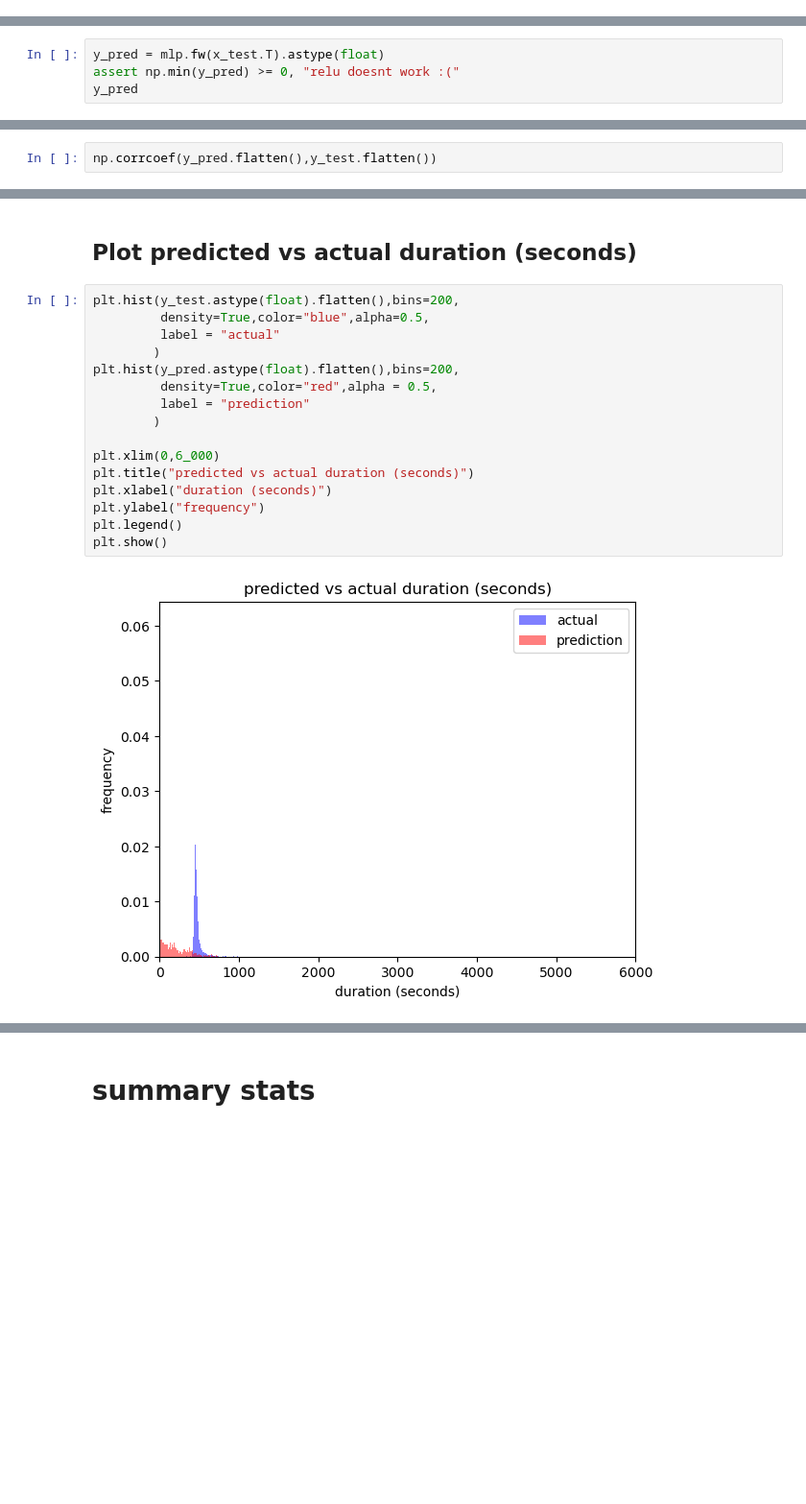
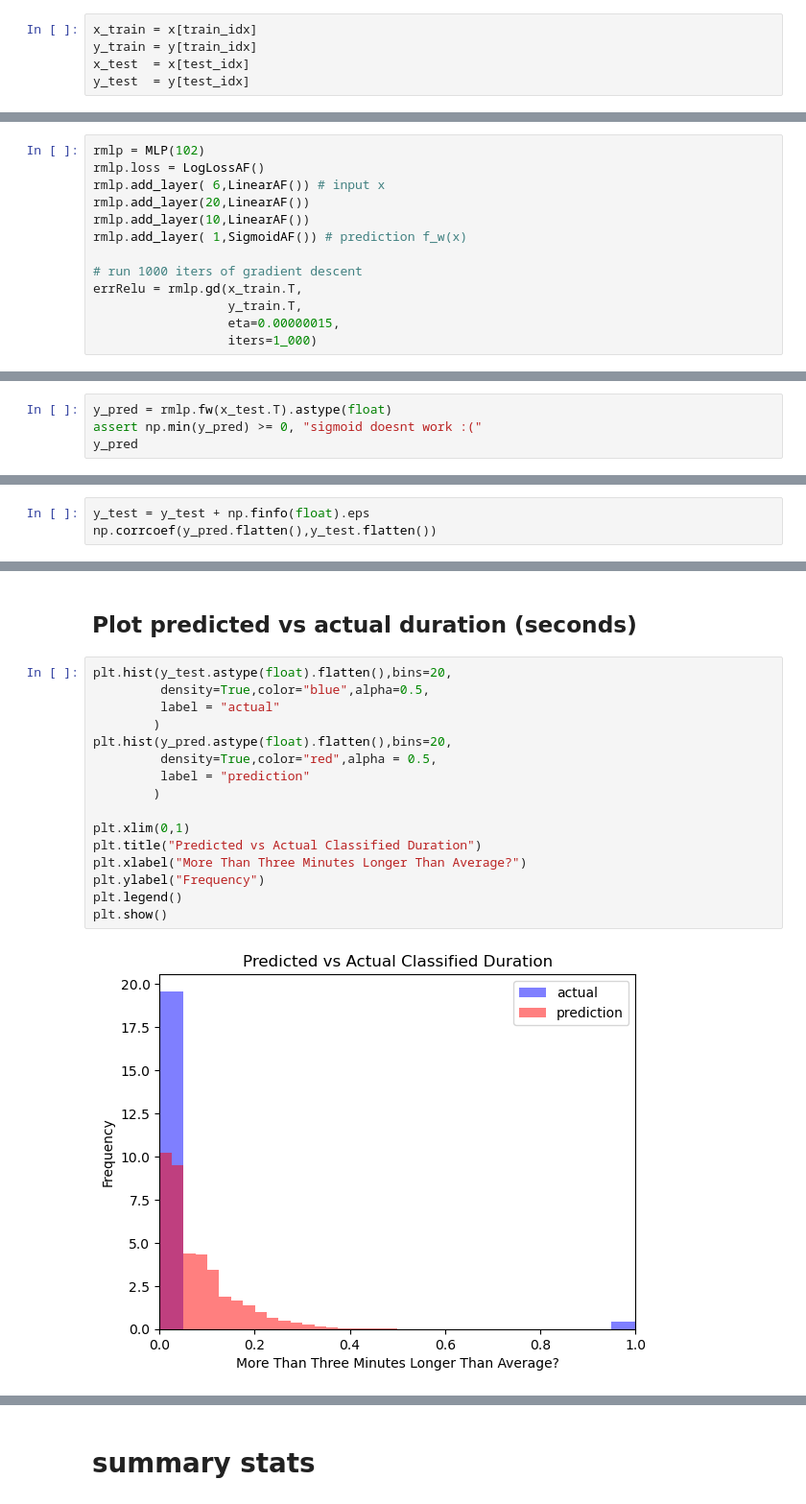
Before and after one commit to justing0909/DS4420_transit_delay_prediction, a Jupyter notebook: DS4420-Project-MLP.ipynb, the cells around one changed output, grey strips where cells are left out. Shown at 96% size. Drawn from its saved outputs; the diff is of its cells as text; blank space fills up the shorter version.

```diff
--- a/DS4420-Project-MLP.ipynb
+++ b/DS4420-Project-MLP.ipynb
@@ -624,0 +535,5 @@ progress:100.0%         time_elapsed:35.85
+# %%
+x_train = x[train_idx]
+y_train = y[train_idx]
+x_test  = x[test_idx]
+y_test  = y[test_idx]
@@ -624,0 +546,13 @@ progress:100.0%         time_elapsed:35.85
+# %%
+rmlp = MLP(102)
+rmlp.loss = LogLossAF()
+rmlp.add_layer( 6,LinearAF()) # input x
+rmlp.add_layer(20,LinearAF())
+rmlp.add_layer(10,LinearAF())
+rmlp.add_layer( 1,SigmoidAF()) # prediction f_w(x)
+
+# run 1000 iters of gradient descent
+errRelu = rmlp.gd(x_train.T,
+                  y_train.T,
+                  eta=0.00000015,
+                  iters=1_000)
@@ -638,5 +575,5 @@ mlp.loss.fw(mlp.fw(x_train.T),y_train.reshape(-1,1).T)
 # %%
-y_pred = mlp.fw(x_test.T).astype(float)
-assert np.min(y_pred) >= 0, "relu doesnt work :("
+y_pred = rmlp.fw(x_test.T).astype(float)
+assert np.min(y_pred) >= 0, "sigmoid doesnt work :("
 y_pred
 # %% [output]
@@ -645,3 +582,4 @@ array([[265.08848273, 138.73274074, 138.73274074, ...,   0.        ,
 # %%
+y_test = y_test + np.finfo(float).eps
 np.corrcoef(y_pred.flatten(),y_test.flatten())
 # %% [output]
@@ -650,20 +588,20 @@ array([[1.        , 0.03571651],
 # %% [markdown]
 ## Plot predicted vs actual duration (seconds)
 # %%
-plt.hist(y_test.astype(float).flatten(),bins=200,
+plt.hist(y_test.astype(float).flatten(),bins=20,
          density=True,color="blue",alpha=0.5,
          label = "actual"
         )
-plt.hist(y_pred.astype(float).flatten(),bins=200,
+plt.hist(y_pred.astype(float).flatten(),bins=20,
          density=True,color="red",alpha = 0.5,
          label = "prediction"
         )
 
-plt.xlim(0,6_000)
-plt.title("predicted vs actual duration (seconds)")
-plt.xlabel("duration (seconds)")
-plt.ylabel("frequency")
+plt.xlim(0,1)
+plt.title("Predicted vs Actual Classified Duration")
+plt.xlabel("More Than Three Minutes Longer Than Average?")
+plt.ylabel("Frequency")
 plt.legend()
 plt.show()
 # %% [output]
-[figure, old version]
+[figure, new version]
```
Also changed, not shown: parts of 42 cells of this notebook.
